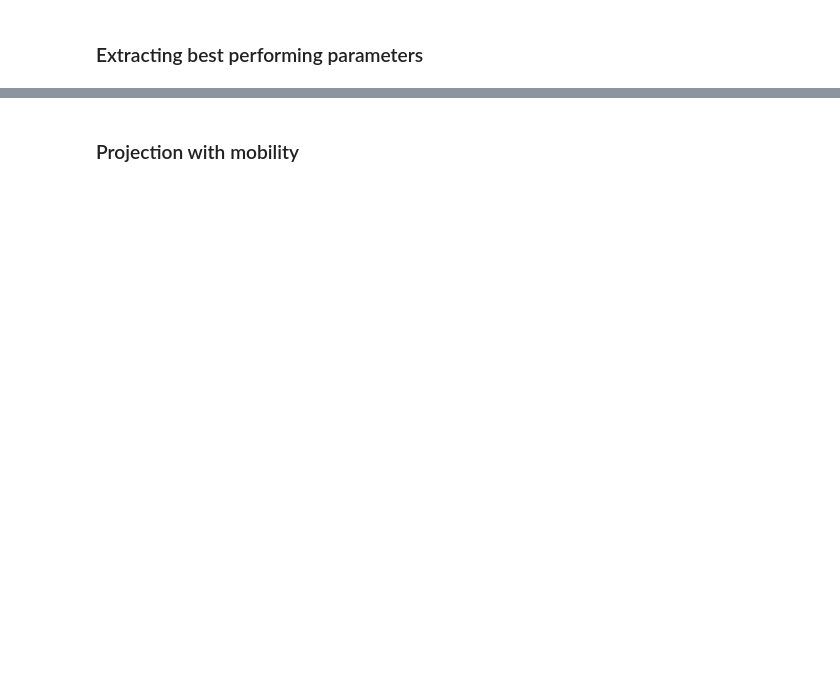
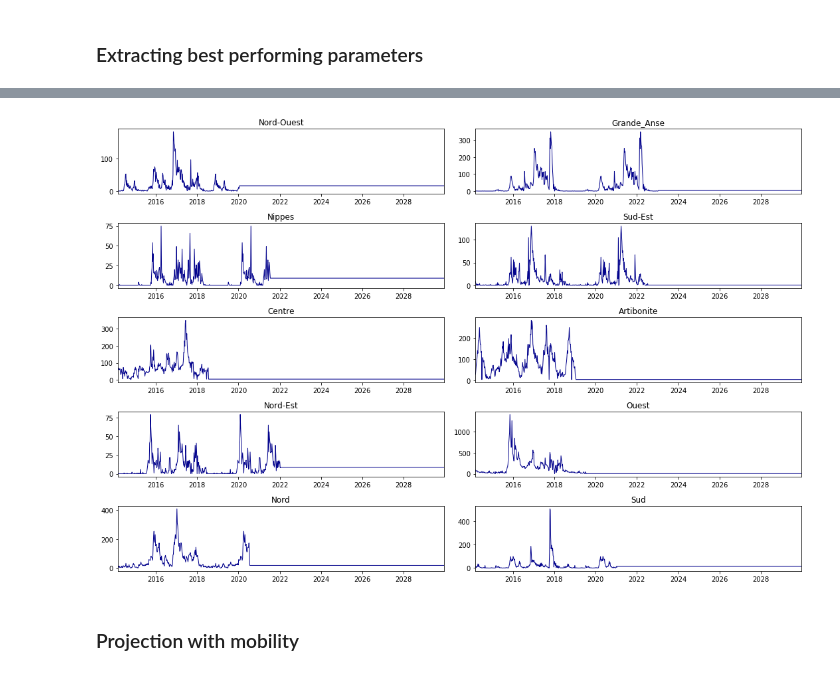
Before and after one commit to jcblemai/haiti-mass-ocv-campaign, a Jupyter notebook: forecast.ipynb, the cells around one changed output, grey strips where cells are left out. Drawn from its saved outputs; the diff is of its cells as text; code cells hidden in the pictures; blank space fills up the shorter version.

```diff
--- a/forecast.ipynb
+++ b/forecast.ipynb
@@ -243,6 +265,5 @@ S3 = VaccinationScenario(5, 3.33, 1.67, 95)
 # %%
 # Running simulation:
-scenario = S1
 index = pd.DatetimeIndex(start =  t_start,  end = t_for, freq = 'W-SAT')
 r_source = robjects.r['source'];
 
@@ -264,8 +285,18 @@ for i, dp in enumerate(dept_avail):
     robjects.r('p1d_reg <- ' + str(scenario.p1d_reg[dp]))
     robjects.r('r_v_year <- ' + str(scenario.r_v_year[dp]))
     robjects.r('cases_ext <- 1')
+    if dp == 'Artibonite':
+        robjects.r('calib_corr <- ' + str((cases[t_start:].mean().sum() - cases[t_start:][dp].mean())/10))
+    elif (dp == 'Nord-Est'):
+        robjects.r('calib_corr <- ' + str((cases[t_start:].mean().sum() - cases[t_start:][dp].mean())*8))
+    elif ((dp == 'Sud-Est') or (dp == 'Nippes')):
+        robjects.r('calib_corr <- ' + str((cases[t_start:].mean().sum() - cases[t_start:][dp].mean())*5))
+    elif dp == 'Ouest':
+        robjects.r('calib_corr <- ' + str((cases[t_start:].mean().sum() - cases[t_start:][dp].mean())/15))
+    else:
+        robjects.r('calib_corr <- ' + str(cases[t_start:].mean().sum() - cases[t_start:][dp].mean()))
 
-
+    print(dp)
 
     r_source('~/phd/haiti-ocv-pomp/scripts/forecast_haitiOCV_mob.R')
 
@@ -275,4 +306,3 @@ for i, dp in enumerate(dept_avail):
         temp.drop('date',axis=1, inplace = True)
         dept_data[comp] = temp
     all_data_vacc[dp] = dept_data
-    #all_params[dp] = params
@@ -279,5 +320,5 @@ for i, dp in enumerate(dept_avail):
 # %%
-fig, axes = plt.subplots((len(all_data))//2+1, 2, figsize=(15,15), squeeze = True);
+fig, axes = plt.subplots((len(all_data))//2, 2, figsize=(15,15), squeeze = True);
 axes = axes.flatten();
 fig.patch.set_facecolor('white')
 
@@ -346,3 +382,18 @@ params_disp
+# %%
+fig, axes = plt.subplots((len(all_data))//2, 2, figsize=(15,10), squeeze = True);
+axes = axes.flatten();
+fig.patch.set_facecolor('white')
+
+for i, dp in enumerate(dept_avail):
+    axes[i].plot(vacc_init[dp], alpha = 5,linestyle='-', linewidth = 1, color = 'darkblue')
+    #axes[i].plot(covar_init[dp], alpha = 1,linestyle='-', linewidth = 1, color = 'red')
+    axes[i].set_title(dp)
+    #axes[i].set_ylim(0,10)
+    axes[i].set_xlim(t_start, t_for)
+
+fig.tight_layout()
+# %% [output]
+[figure, added]
 # %% [markdown]
 ### Projection with mobility
 # %%
```
Also changed, not shown: parts of 30 cells of this notebook.
